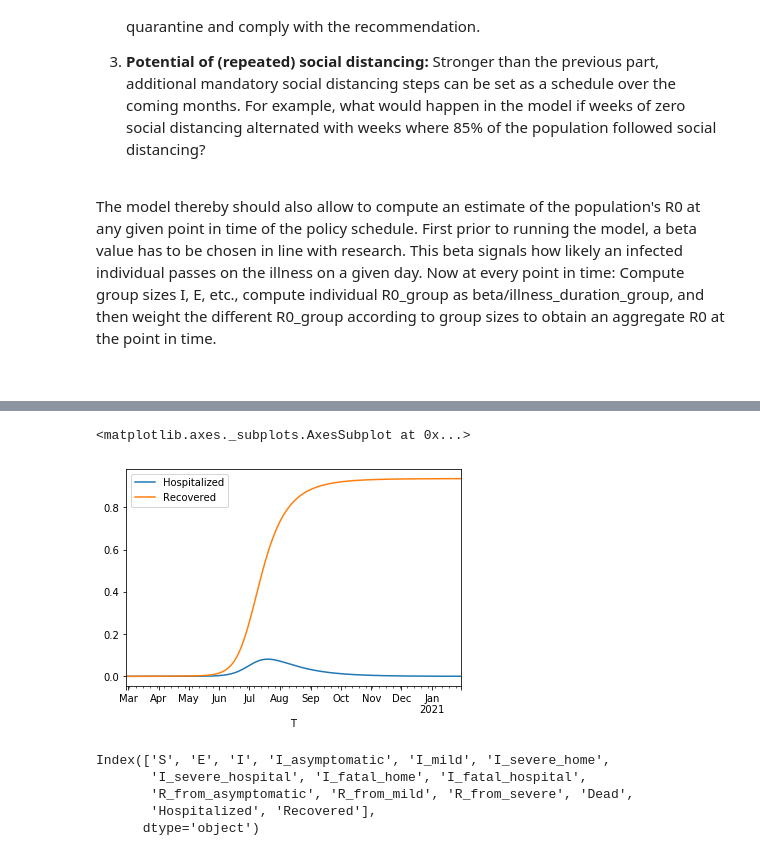
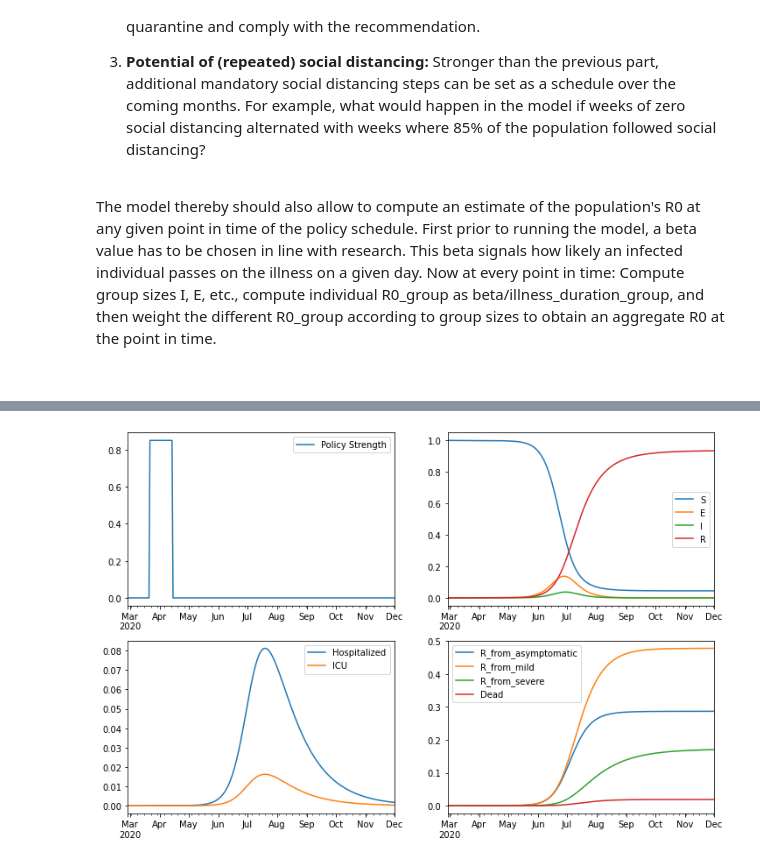
Before and after one commit to maximilianeber/covid, a Jupyter notebook: policy/simulation.ipynb, the cells around one changed output, grey strips where cells are left out. Drawn from its saved outputs; the diff is of its cells as text; code cells hidden in the pictures.

Commit message:
Single summary graph

```diff
--- a/policy/simulation.ipynb
+++ b/policy/simulation.ipynb
@@ -55,7 +55,7 @@ social_distancing_steps = [
     ("2020-02-28", 0.0),
     ("2020-03-21", 0.85),
     ("2020-04-14", 0.0),
-    ("2021-01-30", 0.85),
+    ("2020-12-01", 0.0),
 ]
 
 
@@ -72,13 +72,13 @@ parameters = {
     "p_severe": 0.18,
     "p_fatal": 0.02,
     "p_self_quarantine": 0.5,
+    "p_icu_given_hospital": 0.20,
 }
 
-N = 10000
 start = {
     "T": 0.0,
-    "S": 1.0 - 1 / N,
-    "E": 1.0 / N,
+    "S": (1 - 1 / 10000),
+    "E": 1 / 10000,
     "I": 0.0,
     "I_asymptomatic": 0.0,
     "I_mild": 0.0,
@@ -107,13 +101,5 @@ seir.data[["R_from_asymptomatic", "R_from_mild", "R_from_severe", "Dead"]].plot(
-# %%
-seir.data[["Hospitalized", "Recovered"]].plot()
-# %% [output]
-<matplotlib.axes._subplots.AxesSubplot at 0x...>
-[figure, removed]
-# %%
-seir.data.columns
-# %% [output]
-Index(['S', 'E', 'I', 'I_asymptomatic', 'I_mild', 'I_severe_home',
-       'I_severe_hospital', 'I_fatal_home', 'I_fatal_hospital',
-       'R_from_asymptomatic', 'R_from_mild', 'R_from_severe', 'Dead',
-       'Hospitalized', 'Recovered'],
-      dtype='object')
+# %%
+%%time
+seir.plot_summary()
+# %% [output]
+[figure, added]
```
Also changed, not shown: parts of 4 cells of this notebook, 1 other file.
